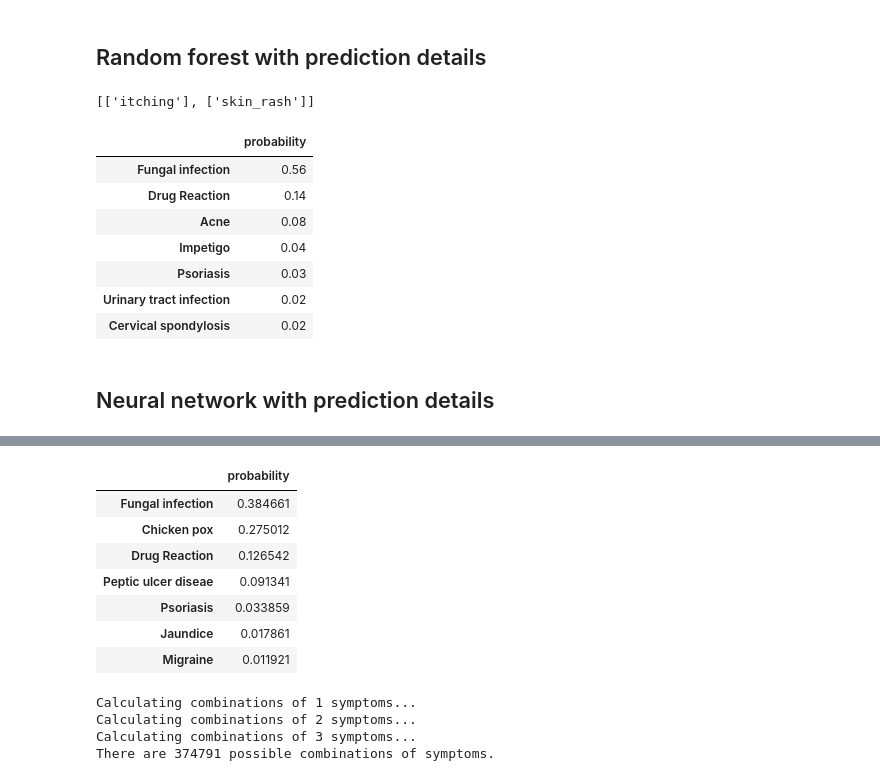
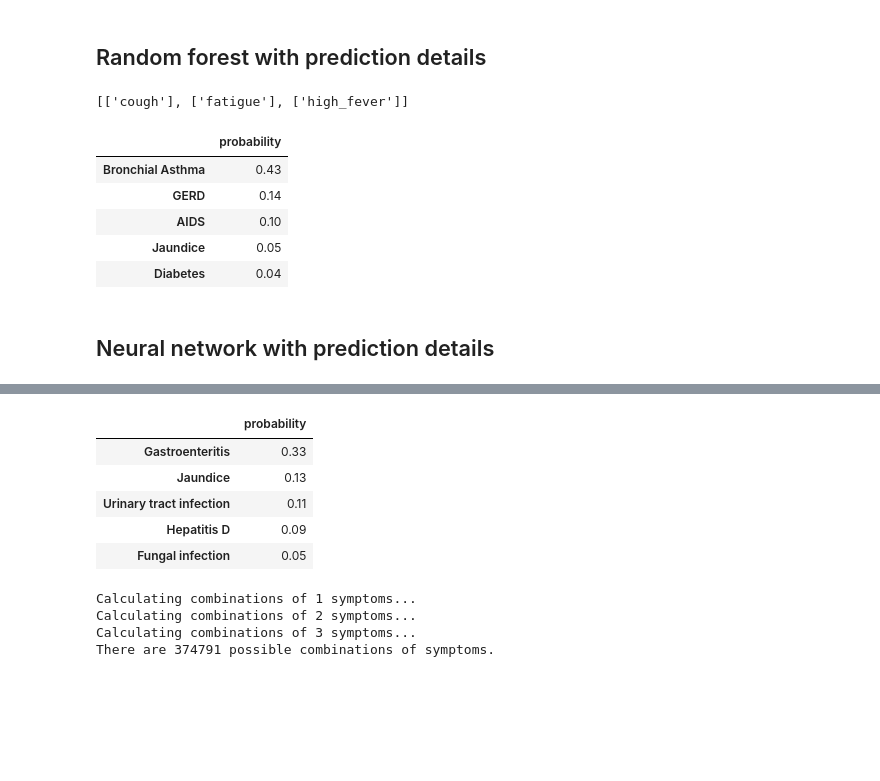
Before and after one commit to tom-bourjala/SDU-ML-DSP, a Jupyter notebook: main.ipynb, the cells around one changed output, grey strips where cells are left out. Drawn from its saved outputs; the diff is of its cells as text; code cells hidden in the pictures; blank space fills up the shorter version.

```diff
--- a/main.ipynb
+++ b/main.ipynb
@@ -701,13 +701,13 @@ input_dim = X_train.shape[1]
 output_dim = len(diseases)
 
 # Function to create the Keras model
-def create_model(neurons_1=128, neurons_2=64, dropout_rate=0.2):
+def create_model(neurons_1, neurons_2, dropout_rate):
     model = Sequential([
-        Dense(neurons_1, input_dim=input_dim, activation='relu'),
+        Dense(input_dim, activation='relu'),
+        Dropout(dropout_rate),
+        Dense(neurons_1, activation='relu'),
         Dropout(dropout_rate),
         Dense(neurons_2, activation='relu'),
-        Dropout(dropout_rate),
-        Dense(32, activation='relu'),
         Dropout(dropout_rate),
         Dense(output_dim, activation='softmax')
     ])
@@ -730,12 +730,14 @@ param_grid = {
 grid = CustomGridSearch(model, param_grid)
 
 # Perform the grid search
-grid.fit(X_train_n, y_train_labels_n, X_test_cv_n, y_test_cv_labels_n)
+grid.fit(X_train, y_train_labels, X_test_cv, y_test_cv_labels)
 
 # Print the results of the best hyperparameters
 print("Best score: %f using %s" % (grid.best_score_, grid.best_params_))
 
 # train and save best model
 nn_best_model = KerasClassifier(build_fn=create_model, epochs=100, batch_size=32, verbose=0, callbacks=[early_stopping], **grid.best_params_)
-nn_best_model.fit(X_train_n, y_train_labels_n)
+nn_best_model.fit(X_train, y_train_labels)
+y_pred_n = nn_best_model.predict(X_test)
+print("accuracy: {:.2f}".format(accuracy_score(y_test_labels, y_pred_n)))
 # %% [output]
@@ -780,7 +783,7 @@ plt.show()
 # Emulate user input with 4 symptoms
 user_symptoms_list = pd.DataFrame(symptoms).sample(4).values.tolist()
 
-user_symptoms_list = [["itching"],["skin_rash"]]
+user_symptoms_list = [["cough"],["fatigue"],["high_fever"]]
 # Create a DataFrame with 'symptom' column
 user_symptoms_df = pd.DataFrame(user_symptoms_list, columns=['symptom'])
 
@@ -807,21 +810,19 @@ def predict_diseases(symptoms_encoded, model):
 # %%
 print(user_symptoms_list)
 probs_rf = predict_diseases(user_symptoms_encoded, clf)
-probs_rf.head(7)
+probs_rf.head(5)
 # %% [output]
-[['itching'], ['skin_rash']]
+[['cough'], ['fatigue'], ['high_fever']]
 |  | probability |
-| Fungal infection | 0.56 |
-| Drug Reaction | 0.14 |
-| Acne | 0.08 |
-| Impetigo | 0.04 |
-| Psoriasis | 0.03 |
-| Urinary tract infection | 0.02 |
-| Cervical spondylosis | 0.02 |
+| Bronchial Asthma | 0.43 |
+| GERD | 0.14 |
+| AIDS | 0.10 |
+| Jaundice | 0.05 |
+| Diabetes | 0.04 |
 # %% [markdown]
 ## Neural network with prediction details
 # %%
 print(user_symptoms_list)
 top_diseases = predict_diseases(user_symptoms_list, nn_best_model)
-top_diseases.head(7)
+top_diseases.round(2).head(5)
 # %% [output]
@@ -830,11 +831,9 @@ top_diseases.head(7)
 |  | probability |
-| Fungal infection | 0.384661 |
-| Chicken pox | 0.275012 |
-| Drug Reaction | 0.126542 |
-| Peptic ulcer diseae | 0.091341 |
-| Psoriasis | 0.033859 |
-| Jaundice | 0.017861 |
-| Migraine | 0.011921 |
+| Gastroenteritis | 0.33 |
+| Jaundice | 0.13 |
+| Urinary tract infection | 0.11 |
+| Hepatitis D | 0.09 |
+| Fungal infection | 0.05 |
 # %%
 import itertools
 
```
Also changed, not shown: parts of 3 cells of this notebook.
